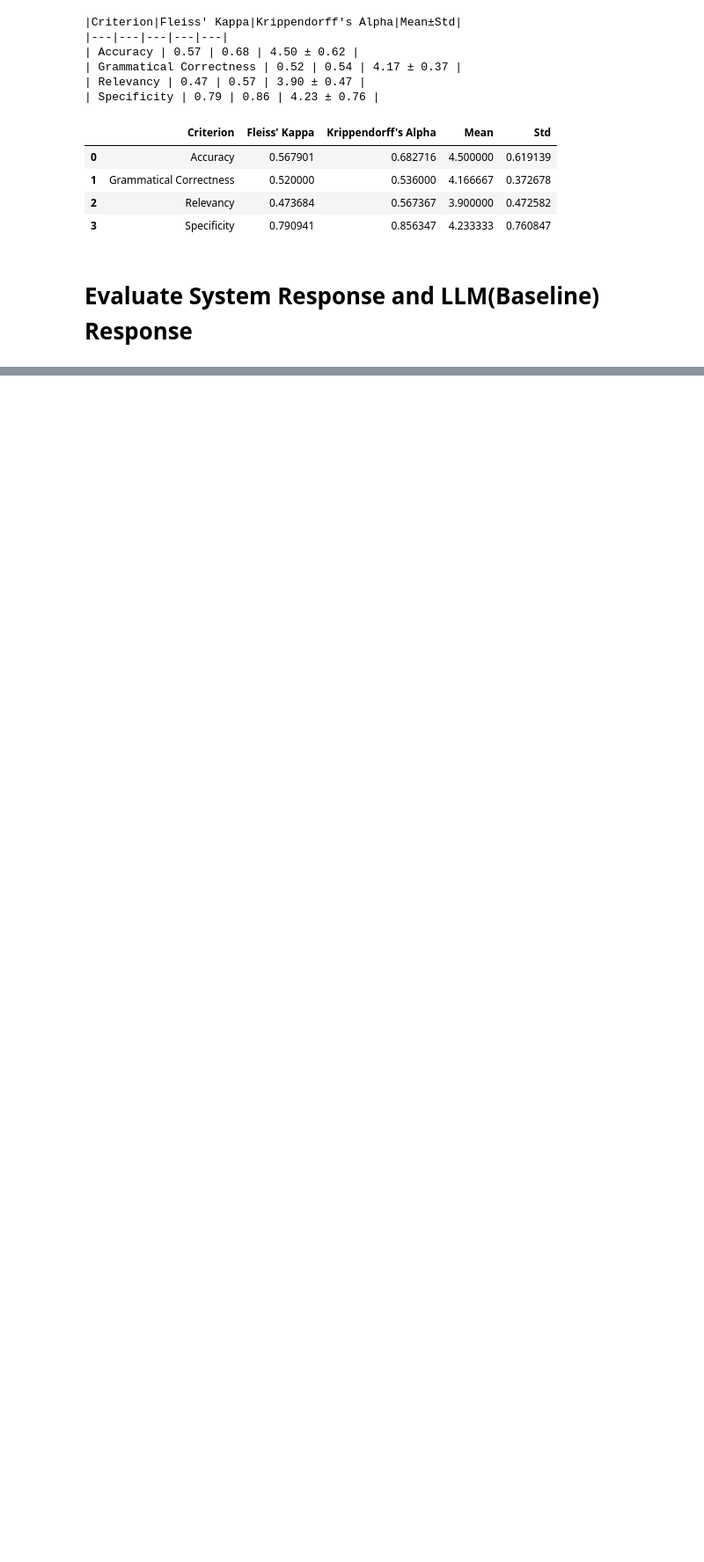
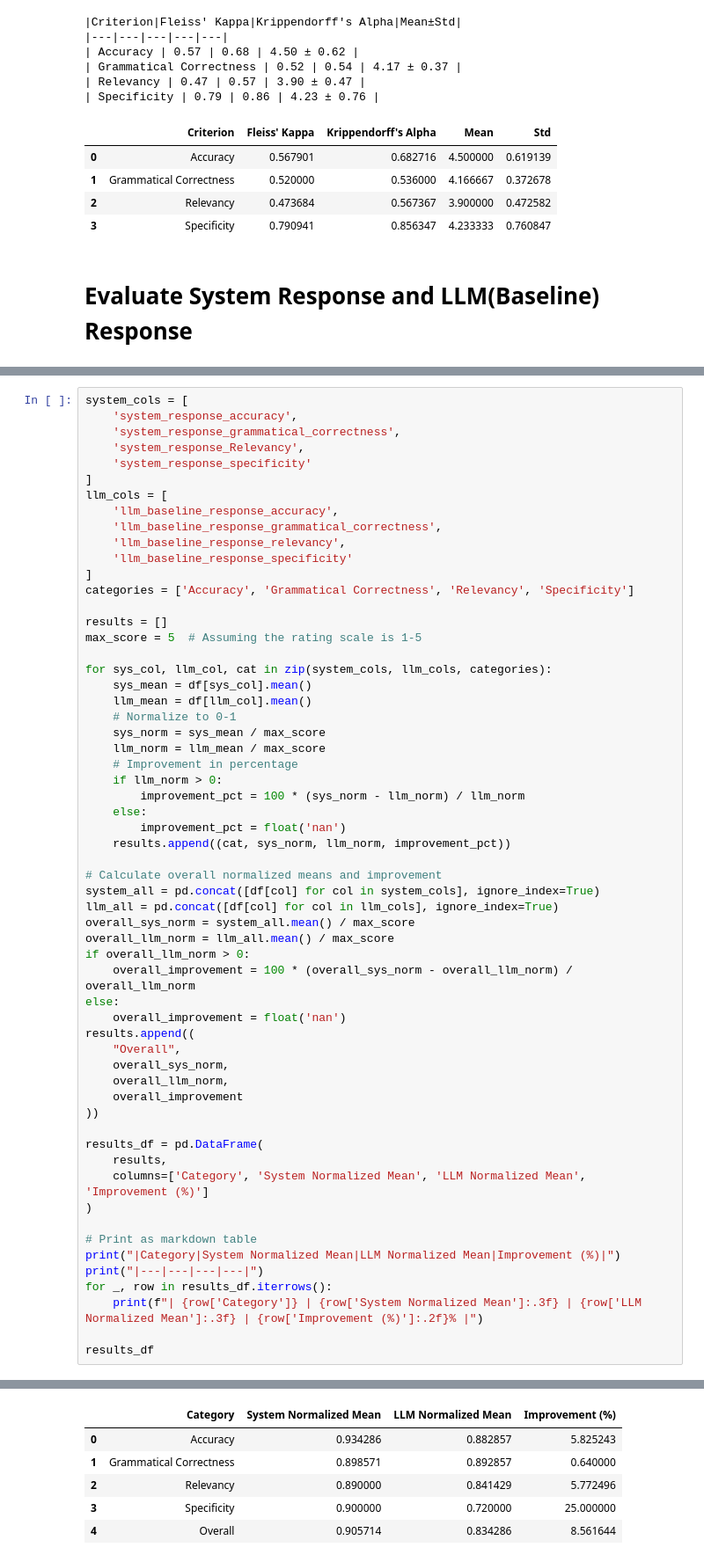
Before and after one commit to TahlilMahfuz/RAG_Implementation, a Jupyter notebook: Evaluation/evaluation.ipynb, the cells around one changed output, grey strips where cells are left out. Shown: that part at 88% size. Drawn from its saved outputs; the diff is of its cells as text; blank space fills up the shorter version.

```diff
--- a/Evaluation/evaluation.ipynb
+++ b/Evaluation/evaluation.ipynb
@@ -462,0 +528,60 @@ Equal ratings: 32.8%
+# %%
+system_cols = [
+    'system_response_accuracy',
+    'system_response_grammatical_correctness',
+    'system_response_Relevancy',
+    'system_response_specificity'
+]
+llm_cols = [
+    'llm_baseline_response_accuracy',
+    'llm_baseline_response_grammatical_correctness',
+    'llm_baseline_response_relevancy',
+    'llm_baseline_response_specificity'
+]
+categories = ['Accuracy', 'Grammatical Correctness', 'Relevancy', 'Specificity']
+
+results = []
+max_score = 5  # Assuming the rating scale is 1-5
+
+for sys_col, llm_col, cat in zip(system_cols, llm_cols, categories):
+    sys_mean = df[sys_col].mean()
+    llm_mean = df[llm_col].mean()
+    # Normalize to 0-1
+    sys_norm = sys_mean / max_score
+    llm_norm = llm_mean / max_score
+    # Improvement in percentage
+    if llm_norm > 0:
+        improvement_pct = 100 * (sys_norm - llm_norm) / llm_norm
+    else:
+        improvement_pct = float('nan')
+    results.append((cat, sys_norm, llm_norm, improvement_pct))
+
+# Calculate overall normalized means and improvement
+system_all = pd.concat([df[col] for col in system_cols], ignore_index=True)
+llm_all = pd.concat([df[col] for col in llm_cols], ignore_index=True)
+overall_sys_norm = system_all.mean() / max_score
+overall_llm_norm = llm_all.mean() / max_score
+if overall_llm_norm > 0:
+    overall_improvement = 100 * (overall_sys_norm - overall_llm_norm) / overall_llm_norm
+else:
+    overall_improvement = float('nan')
+results.append((
+    "Overall",
+    overall_sys_norm,
+    overall_llm_norm,
+    overall_improvement
+))
+
+results_df = pd.DataFrame(
+    results,
+    columns=['Category', 'System Normalized Mean', 'LLM Normalized Mean', 'Improvement (%)']
+)
+
+# Print as markdown table
+print("|Category|System Normalized Mean|LLM Normalized Mean|Improvement (%)|")
+print("|---|---|---|---|")
+for _, row in results_df.iterrows():
+    print(f"| {row['Category']} | {row['System Normalized Mean']:.3f} | {row['LLM Normalized Mean']:.3f} | {row['Improvement (%)']:.2f}% |")
+
+results_df
+# %% [output]
@@ -462,0 +595,6 @@ Equal ratings: 32.8%
+|  | Category | System Normalized Mean | LLM Normalized Mean | Improvement (%) |
+| 0 | Accuracy | 0.934286 | 0.882857 | 5.825243 |
+| 1 | Grammatical Correctness | 0.898571 | 0.892857 | 0.640000 |
+| 2 | Relevancy | 0.890000 | 0.841429 | 5.772496 |
+| 3 | Specificity | 0.900000 | 0.720000 | 25.000000 |
+| 4 | Overall | 0.905714 | 0.834286 | 8.561644 |
```
Also changed, not shown: parts of 11 cells of this notebook, 3 other files.
